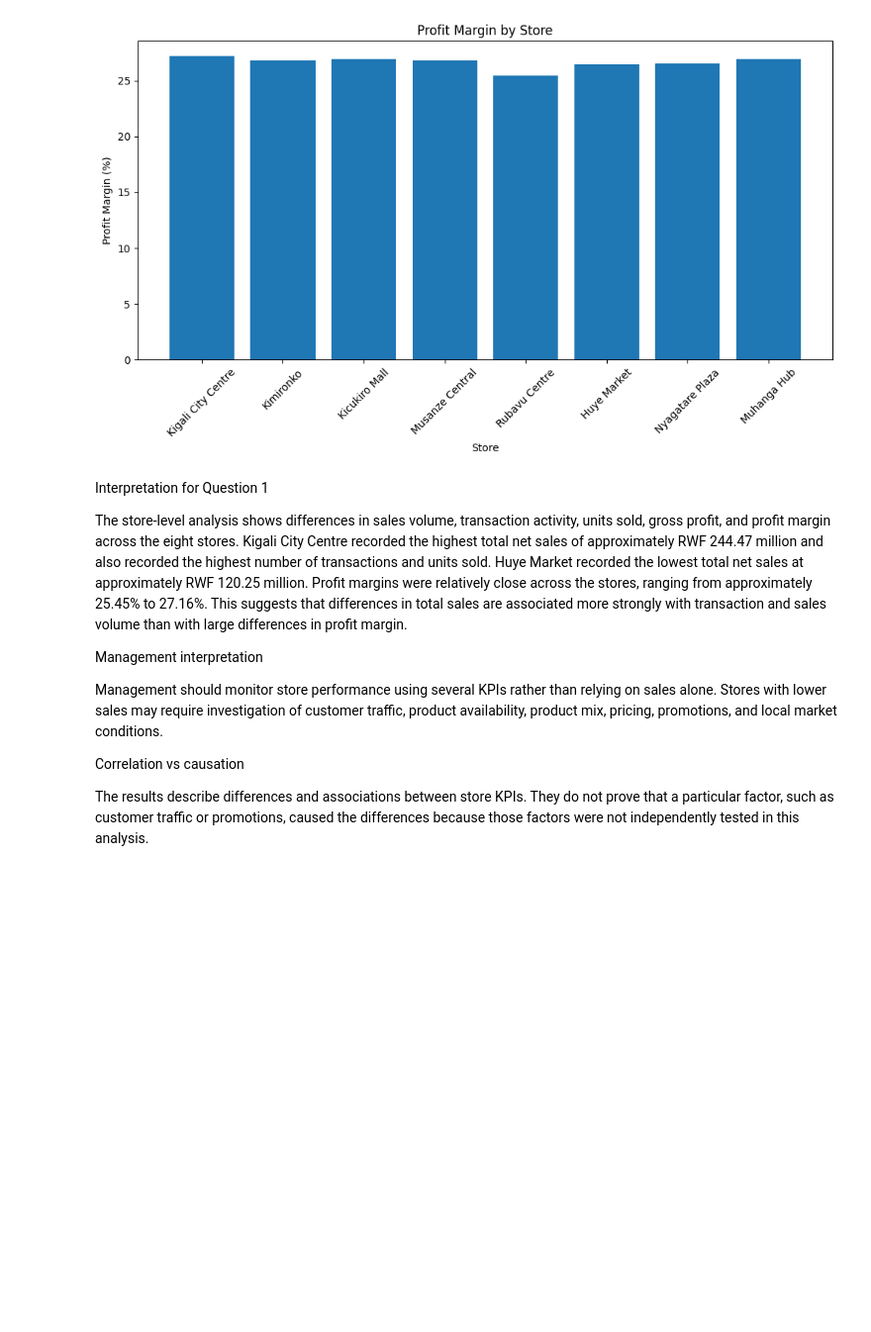
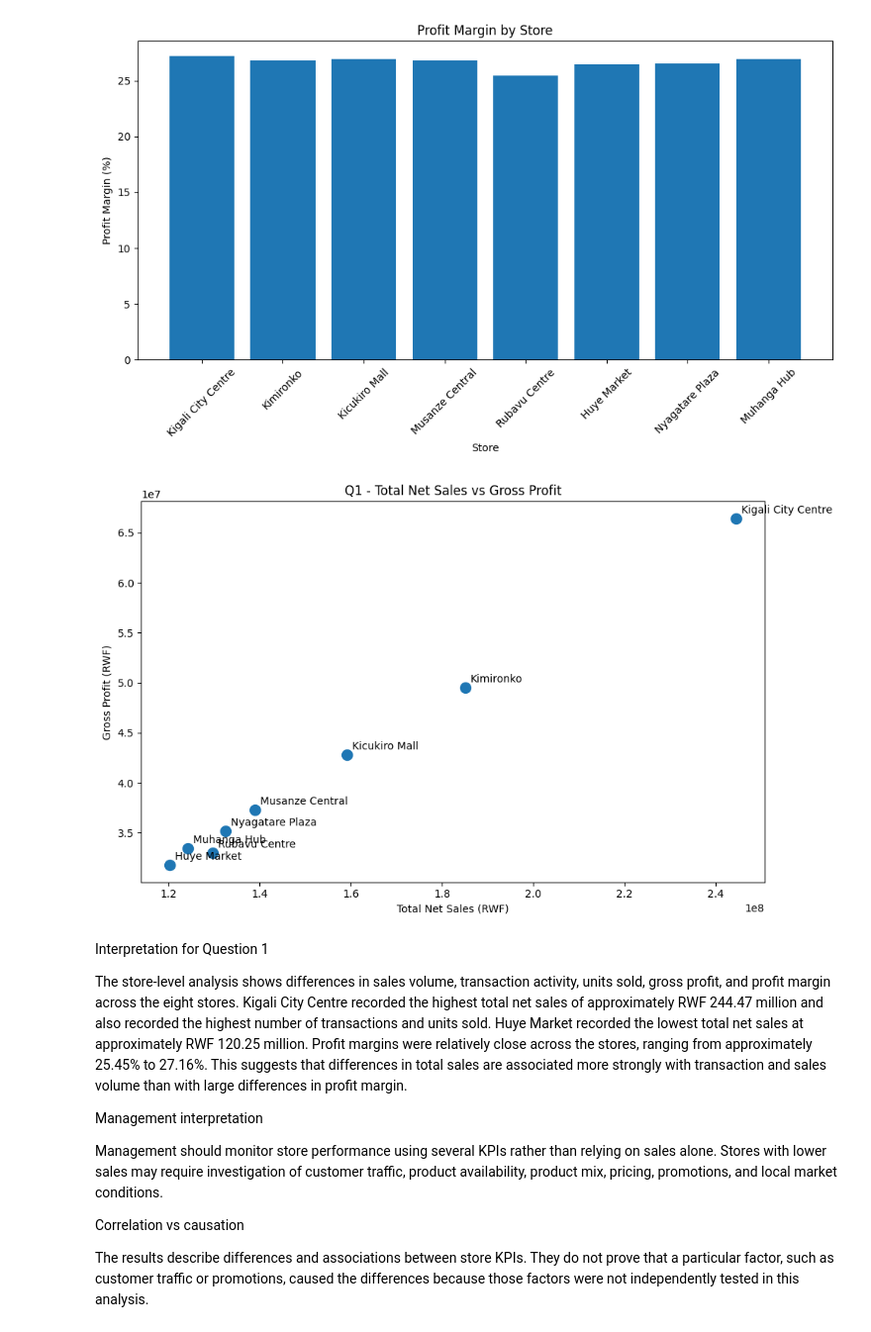
Before and after one commit to Angecarine/BUSSINESS-INTELLIGENT-ASSIGNMENT-1-NIYONSENGA-ANGE-CARINE-223004810, a Jupyter notebook: Business_Intelligence_Assignment_2.ipynb, the cells around one changed output. Shown at 99% size. Drawn from its saved outputs; the diff is of its cells as text; code cells hidden in the pictures; blank space fills up the shorter version.

```diff
--- a/Business_Intelligence_Assignment_2.ipynb
+++ b/Business_Intelligence_Assignment_2.ipynb
@@ -272,6 +284,31 @@ plt.tight_layout()
 plt.show()
 # %% [output]
 [figure]
+# %%
+plt.figure(figsize=(10, 6))
+
+plt.scatter(
+    store_comparison['Total_Net_Sales'],
+    store_comparison['Gross_Profit'],
+    s=100
+)
+
+for _, row in store_comparison.iterrows():
+    plt.annotate(
+        str(row['StoreName']),
+        (row['Total_Net_Sales'], row['Gross_Profit']),
+        xytext=(5, 5),
+        textcoords='offset points'
+    )
+
+plt.xlabel('Total Net Sales (RWF)')
+plt.ylabel('Gross Profit (RWF)')
+plt.title('Q1 - Total Net Sales vs Gross Profit')
+
+plt.tight_layout()
+plt.show()
+# %% [output]
+[figure, added]
 # %% [markdown]
  Interpretation for Question 1
 
```
Also changed, not shown: parts of 35 cells of this notebook.
